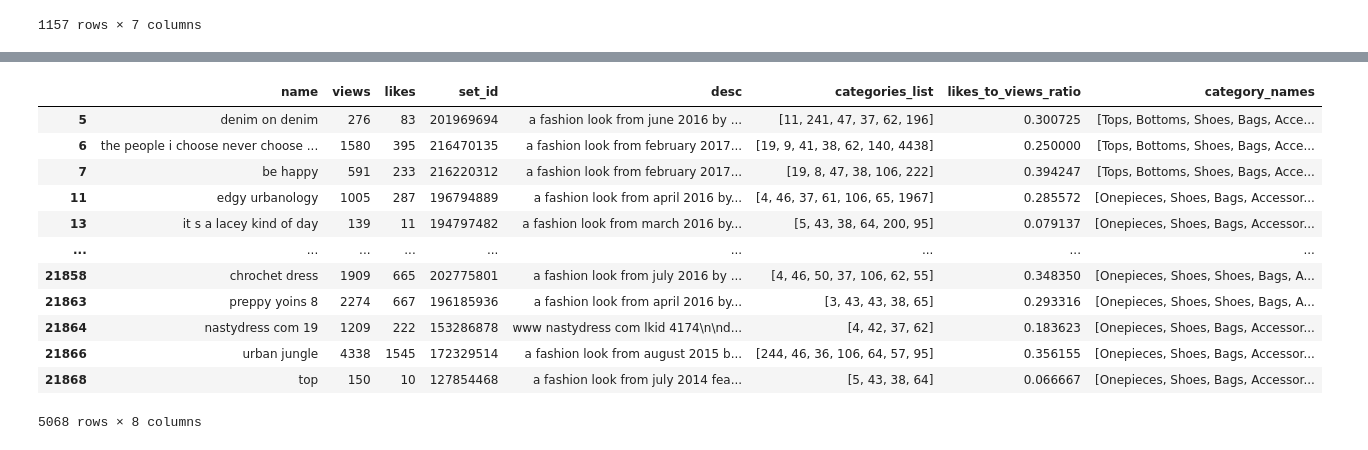
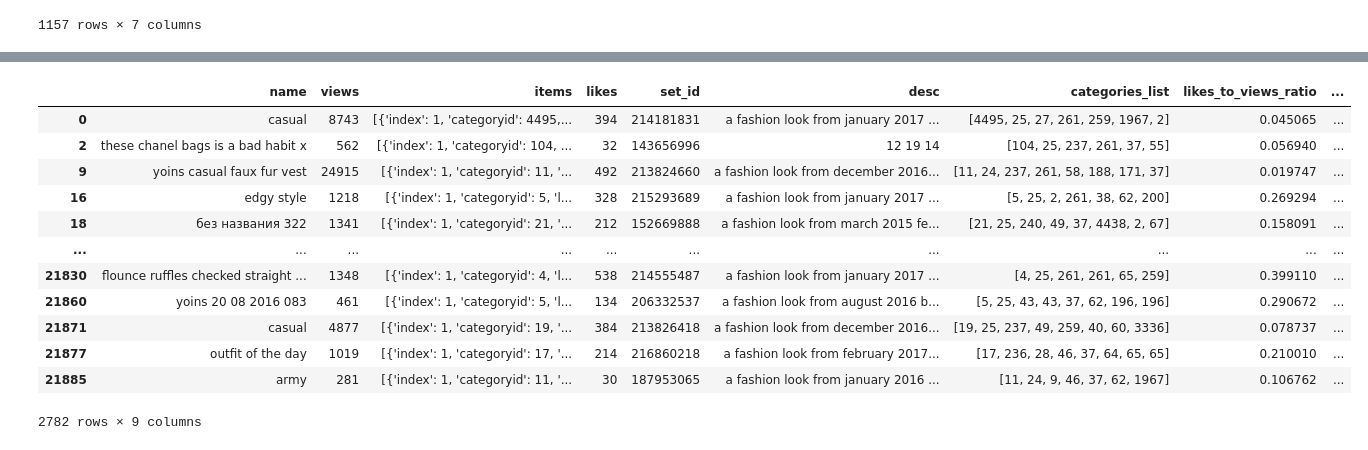
Before and after one commit to thanbskt/Recommendation_tool, a Jupyter notebook: Preprocessing_outfits.ipynb, the cells around one changed output, grey strips where cells are left out. Cells and saved outputs as stored; diff of their text form; code cells hidden in the pictures.

```diff
--- a/Preprocessing_outfits.ipynb
+++ b/Preprocessing_outfits.ipynb
@@ -339,19 +386,19 @@ all_df_NO_Outerwear = all_df.copy()
 all_df_WITH_Outerwear = all_df.copy()
 all_df_WITH_Outerwear = all_df_WITH_Outerwear[all_df_WITH_Outerwear['category_names'].apply(filter_rows_WITH_outerwear)]
 all_df_NO_Outerwear = all_df_NO_Outerwear[all_df_NO_Outerwear['category_names'].apply(filter_rows_NO_outerwear)]
-# %%
-all_df_NO_Outerwear
-# %% [output]
-|  | name | views | likes | set_id | desc | categories_list | likes_to_views_ratio | category_names |
-| 5 | denim on denim | 276 | 83 | 201969694 | a fashion look from june 2016 by ... | [11, 241, 47, 37, 62, 196] | 0.300725 | [Tops, Bottoms, Shoes, Bags, Acce... |
-| 6 | the people i choose never choose ... | 1580 | 395 | 216470135 | a fashion look from february 2017... | [19, 9, 41, 38, 62, 140, 4438] | 0.250000 | [Tops, Bottoms, Shoes, Bags, Acce... |
-| 7 | be happy | 591 | 233 | 216220312 | a fashion look from february 2017... | [19, 8, 47, 38, 106, 222] | 0.394247 | [Tops, Bottoms, Shoes, Bags, Acce... |
-| 11 | edgy urbanology | 1005 | 287 | 196794889 | a fashion look from april 2016 by... | [4, 46, 37, 61, 106, 65, 1967] | 0.285572 | [Onepieces, Shoes, Bags, Accessor... |
-| 13 | it s a lacey kind of day | 139 | 11 | 194797482 | a fashion look from march 2016 by... | [5, 43, 38, 64, 200, 95] | 0.079137 | [Onepieces, Shoes, Bags, Accessor... |
-| ... | ... | ... | ... | ... | ... | ... | ... | ... |
-| 21858 | chrochet dress | 1909 | 665 | 202775801 | a fashion look from july 2016 by ... | [4, 46, 50, 37, 106, 62, 55] | 0.348350 | [Onepieces, Shoes, Shoes, Bags, A... |
-| 21863 | preppy yoins 8 | 2274 | 667 | 196185936 | a fashion look from april 2016 by... | [3, 43, 43, 38, 65] | 0.293316 | [Onepieces, Shoes, Shoes, Bags, A... |
-| 21864 | nastydress com 19 | 1209 | 222 | 153286878 | www nastydress com lkid 4174\n\nd... | [4, 42, 37, 62] | 0.183623 | [Onepieces, Shoes, Bags, Accessor... |
-| 21866 | urban jungle | 4338 | 1545 | 172329514 | a fashion look from august 2015 b... | [244, 46, 36, 106, 64, 57, 95] | 0.356155 | [Onepieces, Shoes, Bags, Accessor... |
-| 21868 | top | 150 | 10 | 127854468 | a fashion look from july 2014 fea... | [5, 43, 38, 64] | 0.066667 | [Onepieces, Shoes, Bags, Accessor... |
-5068 rows × 8 columns
+# %%
+all_df_WITH_Outerwear
+# %% [output]
+|  | name | views | items | likes | set_id | desc | categories_list | likes_to_views_ratio | ... |
+| 0 | casual | 8743 | [{'index': 1, 'categoryid': 4495,... | 394 | 214181831 | a fashion look from january 2017 ... | [4495, 25, 27, 261, 259, 1967, 2] | 0.045065 | ... |
+| 2 | these chanel bags is a bad habit x | 562 | [{'index': 1, 'categoryid': 104, ... | 32 | 143656996 | 12 19 14 | [104, 25, 237, 261, 37, 55] | 0.056940 | ... |
+| 9 | yoins casual faux fur vest | 24915 | [{'index': 1, 'categoryid': 11, '... | 492 | 213824660 | a fashion look from december 2016... | [11, 24, 237, 261, 58, 188, 171, 37] | 0.019747 | ... |
+| 16 | edgy style | 1218 | [{'index': 1, 'categoryid': 5, 'l... | 328 | 215293689 | a fashion look from january 2017 ... | [5, 25, 2, 261, 38, 62, 200] | 0.269294 | ... |
+| 18 | без названия 322 | 1341 | [{'index': 1, 'categoryid': 21, '... | 212 | 152669888 | a fashion look from march 2015 fe... | [21, 25, 240, 49, 37, 4438, 2, 67] | 0.158091 | ... |
+| ... | ... | ... | ... | ... | ... | ... | ... | ... | ... |
+| 21830 | flounce ruffles checked straight ... | 1348 | [{'index': 1, 'categoryid': 4, 'l... | 538 | 214555487 | a fashion look from january 2017 ... | [4, 25, 261, 261, 65, 259] | 0.399110 | ... |
+| 21860 | yoins 20 08 2016 083 | 461 | [{'index': 1, 'categoryid': 5, 'l... | 134 | 206332537 | a fashion look from august 2016 b... | [5, 25, 43, 43, 37, 62, 196, 196] | 0.290672 | ... |
+| 21871 | casual | 4877 | [{'index': 1, 'categoryid': 19, '... | 384 | 213826418 | a fashion look from december 2016... | [19, 25, 237, 49, 259, 40, 60, 3336] | 0.078737 | ... |
+| 21877 | outfit of the day | 1019 | [{'index': 1, 'categoryid': 17, '... | 214 | 216860218 | a fashion look from february 2017... | [17, 236, 28, 46, 37, 64, 65, 65] | 0.210010 | ... |
+| 21885 | army | 281 | [{'index': 1, 'categoryid': 11, '... | 30 | 187953065 | a fashion look from january 2016 ... | [11, 24, 9, 46, 37, 62, 1967] | 0.106762 | ... |
+2782 rows × 9 columns
```
Also changed, not shown: parts of 16 cells of this notebook, 1 other file.
